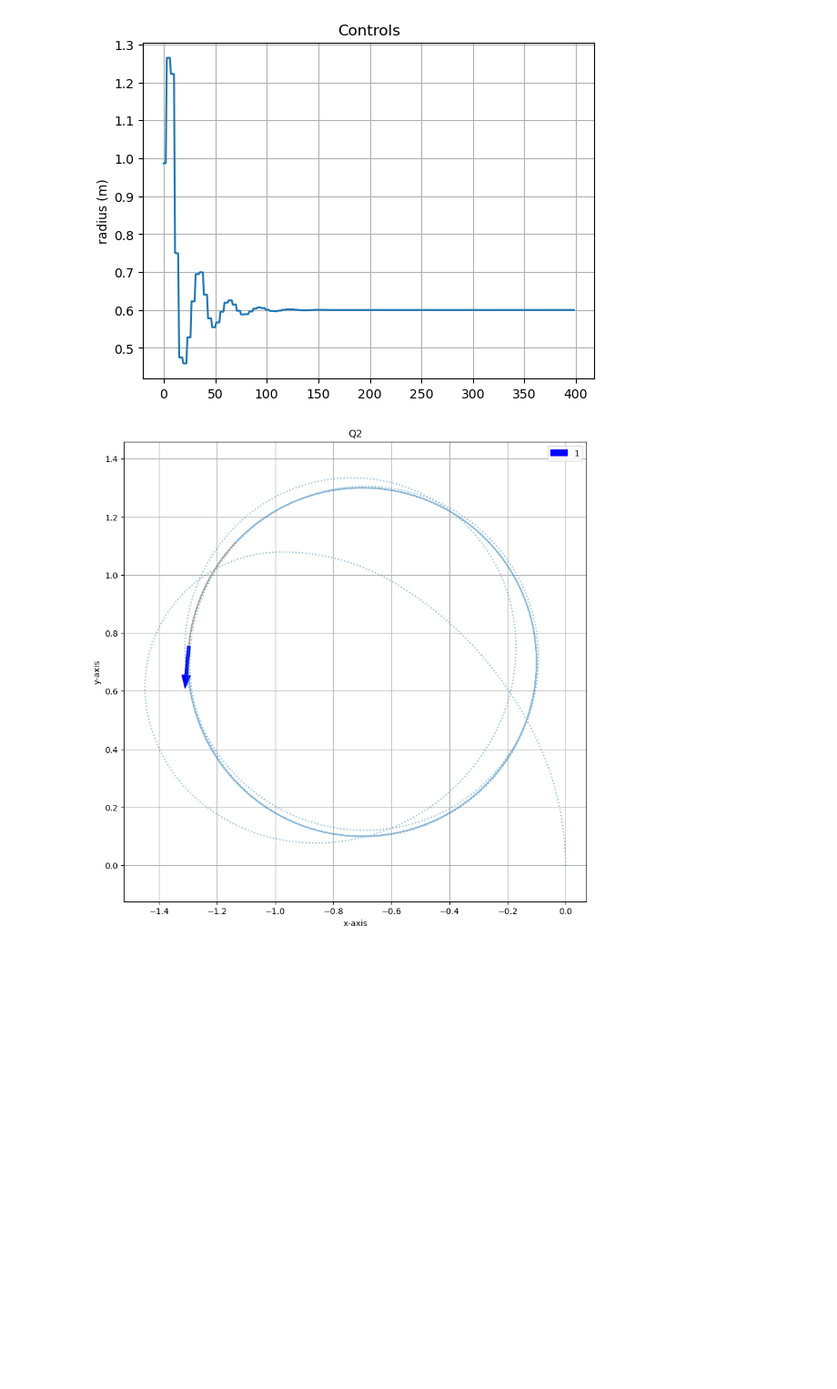
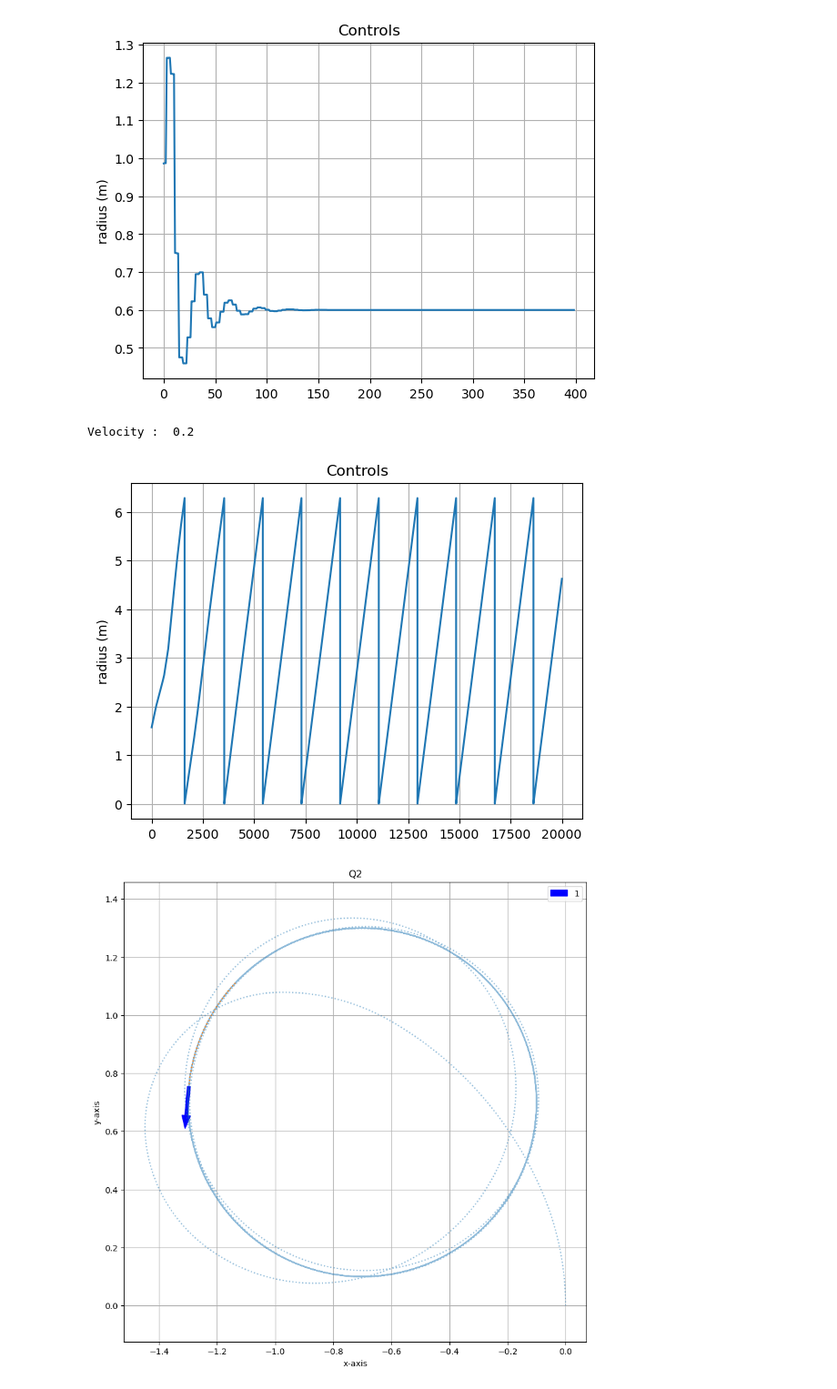
Before and after one commit to kiredoo/crazyflie-basics, a Jupyter notebook: cyclic_persuit/cyclic.ipynb, the cells around one changed output. Shown: that part at 91% size. Saved outputs shown, nothing was run; the diff lists cells and outputs as text; code cells hidden in the pictures; blank space fills up the shorter version.

```diff
--- a/cyclic_persuit/cyclic.ipynb
+++ b/cyclic_persuit/cyclic.ipynb
@@ -186,6 +186,16 @@ plt.show()
 # %% [output]
 Velocity :  0.2
 [figure]
+# %%
+print("Velocity : ", v)
+plt.plot(np.array(traj)[:,2])
+plt.title("Controls")
+plt.grid(True)
+plt.ylabel("radius (m)")
+plt.show()
+# %% [output]
+Velocity :  0.2
+[figure, added]
 # %%
 plt.figure(figsize=(10,10))
 # plt.plot(np.array(traj)[:,0],np.array(traj)[:,1])
```
Also changed, not shown: 2 other files.
